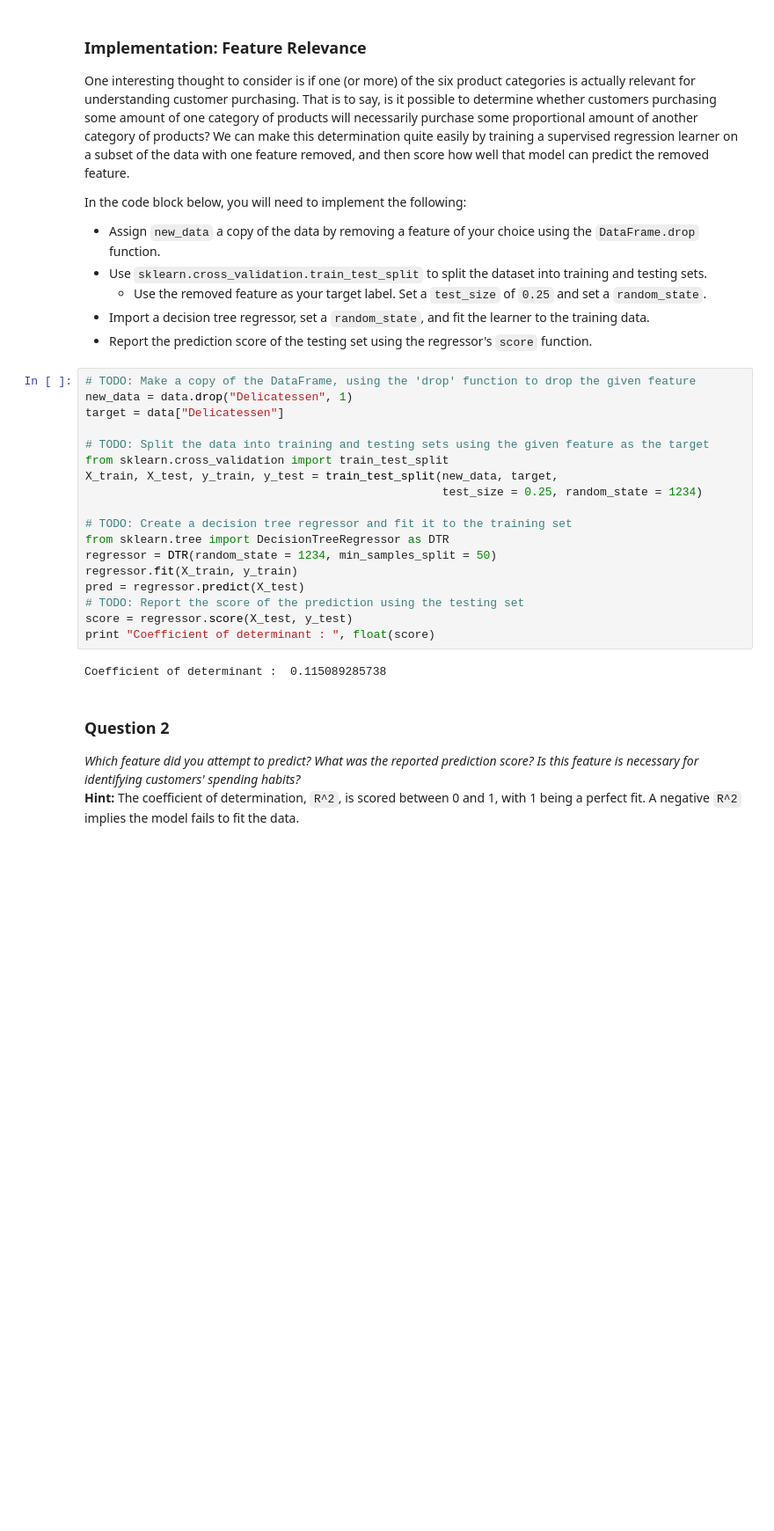
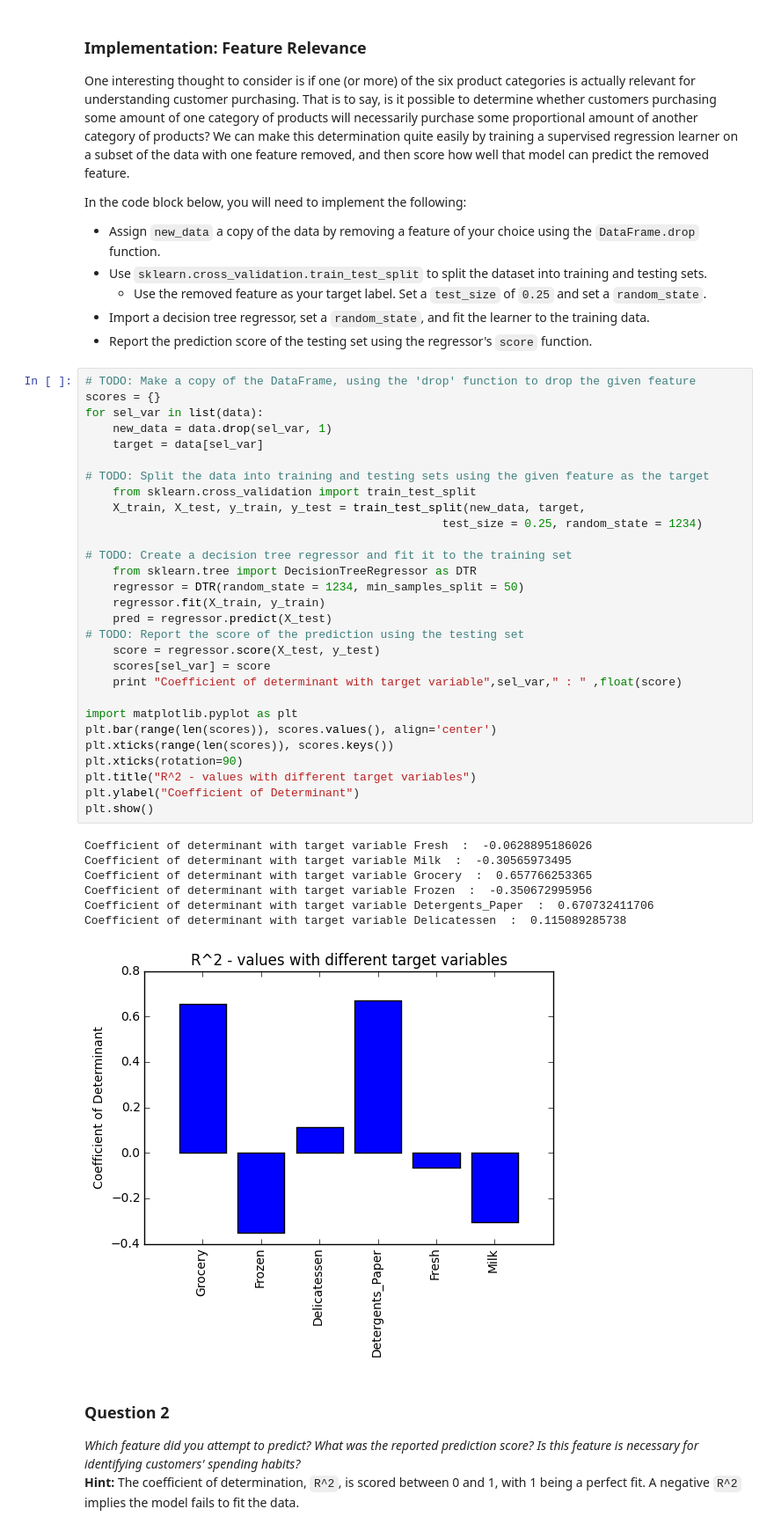
Before and after one commit to sabinkhdk/ML-NanoDegree, a Jupyter notebook: machine-learning-master/projects/customer_segments/submission/customer_segments.ipynb, the cells around one changed output. Shown at 88% size. Drawn from its saved outputs; the diff is of its cells as text; blank space fills up the shorter version.

```diff
--- a/machine-learning-master/projects/customer_segments/submission/customer_segments.ipynb
+++ b/machine-learning-master/projects/customer_segments/submission/customer_segments.ipynb
@@ -91,24 +91,41 @@ In the code block below, you will need to implement the following:
  - Report the prediction score of the testing set using the regressor's `score` function.
 # %%
 # TODO: Make a copy of the DataFrame, using the 'drop' function to drop the given feature
-new_data = data.drop("Delicatessen", 1)
-target = data["Delicatessen"]
+scores = {}
+for sel_var in list(data):
+    new_data = data.drop(sel_var, 1)
+    target = data[sel_var]
 
 # TODO: Split the data into training and testing sets using the given feature as the target
-from sklearn.cross_validation import train_test_split
-X_train, X_test, y_train, y_test = train_test_split(new_data, target,
+    from sklearn.cross_validation import train_test_split
+    X_train, X_test, y_train, y_test = train_test_split(new_data, target,
                                                     test_size = 0.25, random_state = 1234)
 
 # TODO: Create a decision tree regressor and fit it to the training set
-from sklearn.tree import DecisionTreeRegressor as DTR
-regressor = DTR(random_state = 1234, min_samples_split = 50)
-regressor.fit(X_train, y_train)
-pred = regressor.predict(X_test)
+    from sklearn.tree import DecisionTreeRegressor as DTR
+    regressor = DTR(random_state = 1234, min_samples_split = 50)
+    regressor.fit(X_train, y_train)
+    pred = regressor.predict(X_test)
 # TODO: Report the score of the prediction using the testing set
-score = regressor.score(X_test, y_test)
-print "Coefficient of determinant : ", float(score)
+    score = regressor.score(X_test, y_test)
+    scores[sel_var] = score
+    print "Coefficient of determinant with target variable",sel_var," : " ,float(score)
+
+import matplotlib.pyplot as plt
+plt.bar(range(len(scores)), scores.values(), align='center')
+plt.xticks(range(len(scores)), scores.keys())
+plt.xticks(rotation=90)
+plt.title("R^2 - values with different target variables")
+plt.ylabel("Coefficient of Determinant")
+plt.show()
 # %% [output]
-Coefficient of determinant :  0.115089285738
+Coefficient of determinant with target variable Fresh  :  -0.0628895186026
+Coefficient of determinant with target variable Milk  :  -0.30565973495
+Coefficient of determinant with target variable Grocery  :  0.657766253365
+Coefficient of determinant with target variable Frozen  :  -0.350672995956
+Coefficient of determinant with target variable Detergents_Paper  :  0.670732411706
+Coefficient of determinant with target variable Delicatessen  :  0.115089285738
+[figure, added]
 # %% [markdown]
 ### Question 2
 *Which feature did you attempt to predict? What was the reported prediction score? Is this feature is necessary for identifying customers' spending habits?*
```
Also changed, not shown: parts of 26 cells of this notebook, 2 other files.
